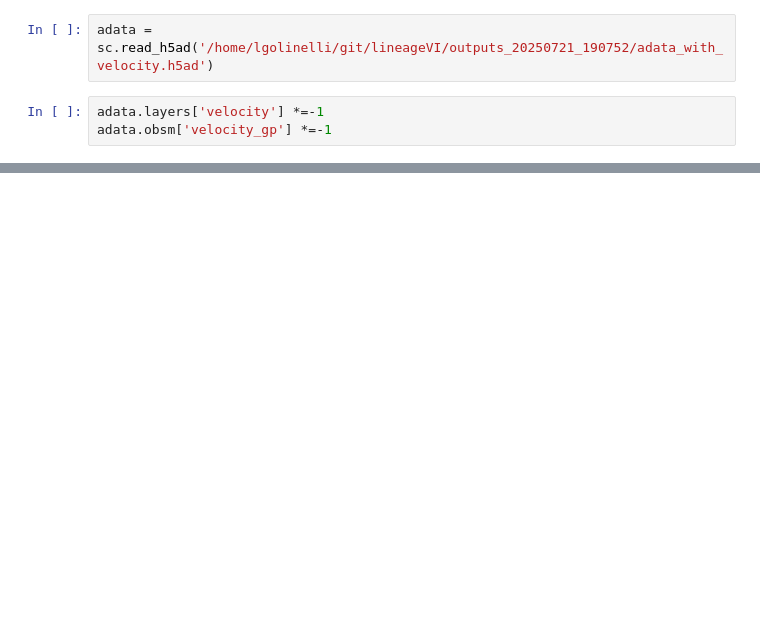
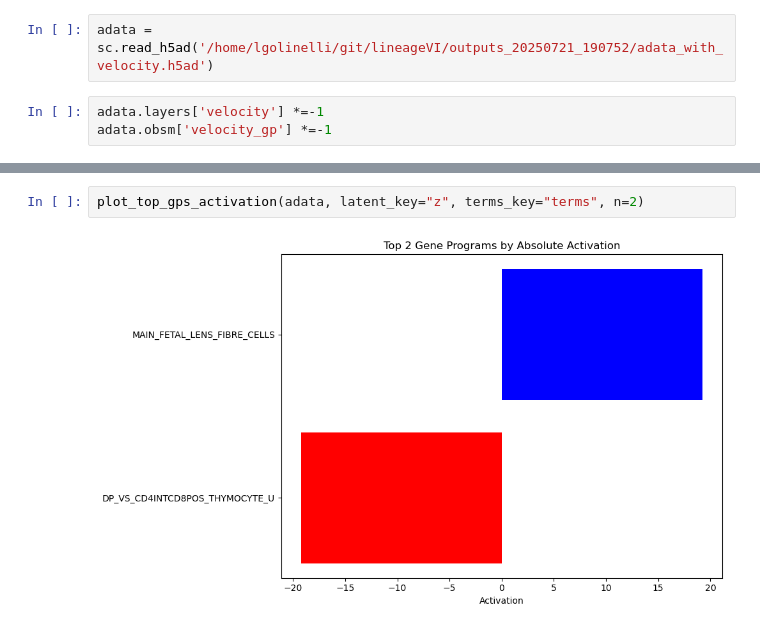
Before and after one commit to leonardogolinelli/lineageVI, a Jupyter notebook: downstream_notebook.ipynb, the cells around one changed output, grey strips where cells are left out. Saved outputs shown, nothing was run; the diff lists cells and outputs as text; blank space fills up the shorter version.

```diff
--- a/downstream_notebook.ipynb
+++ b/downstream_notebook.ipynb
@@ -66,0 +94,4 @@ computing velocity embedding
+# %%
+plot_top_gps_activation(adata, latent_key="z", terms_key="terms", n=2)
+# %% [output]
+[figure, added]
```
Also changed, not shown: parts of 19 cells of this notebook, 6 other files.
